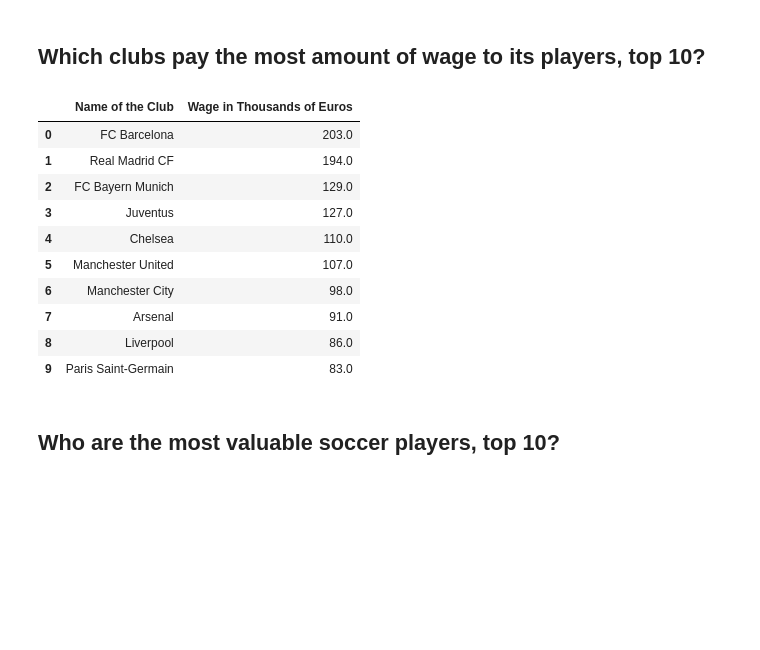
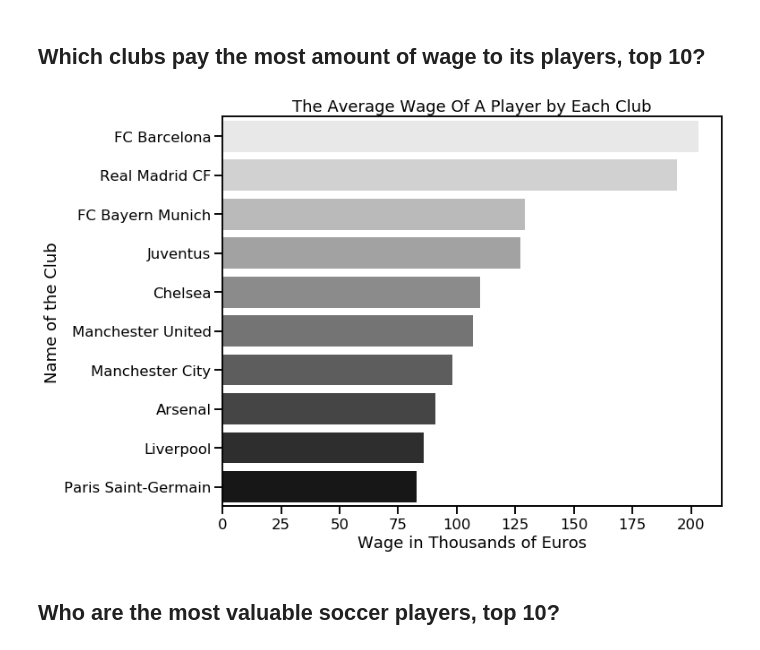
Before and after one commit to bauyrjanj/KMeansClustering, a Jupyter notebook: Data storytelling - FIFA dataset.ipynb, the cells around one changed output. Drawn from its saved outputs; the diff is of its cells as text; code cells hidden in the pictures; blank space fills up the shorter version.

```diff
--- a/Data storytelling - FIFA dataset.ipynb
+++ b/Data storytelling - FIFA dataset.ipynb
@@ -166,20 +161,15 @@ pd.DataFrame(round(sub_df.groupby(['Club']).mean().Value_Euros.nlargest(10)/1000
 ## Which clubs pay the most amount of wage to its players, top 10?
 # %%
 # The average wage of the players ($ thousands) in each club - top 10
-pd.DataFrame(round(sub_df.groupby(['Club']).mean().Wage_Euros.nlargest(10)/1000)).reset_index().rename(columns={'Club':\
+most_wage = pd.DataFrame(round(sub_df.groupby(['Club']).mean().Wage_Euros.nlargest(10)/1000)).reset_index().rename(columns={'Club':\
                                                     'Name of the Club', 'Wage_Euros': 'Wage in Thousands of Euros'})
+sns.set_context('talk')
+_ = plt.figure(figsize=(10,8))
+_ = sns.barplot(x="Wage in Thousands of Euros", y="Name of the Club", data=most_wage, palette = 'gray_r')
+_ = plt.title('The Average Wage Of A Player by Each Club')
+plt.show()
 # %% [output]
-|  | Name of the Club | Wage in Thousands of Euros |
-| 0 | FC Barcelona | 203.0 |
-| 1 | Real Madrid CF | 194.0 |
-| 2 | FC Bayern Munich | 129.0 |
-| 3 | Juventus | 127.0 |
-| 4 | Chelsea | 110.0 |
-| 5 | Manchester United | 107.0 |
-| 6 | Manchester City | 98.0 |
-| 7 | Arsenal | 91.0 |
-| 8 | Liverpool | 86.0 |
-| 9 | Paris Saint-Germain | 83.0 |
+[figure, added]
 # %% [markdown]
 ## Who are the most valuable soccer players, top 10?
 # %%
```
Also changed, not shown: parts of 4 cells of this notebook, 1 other file.
